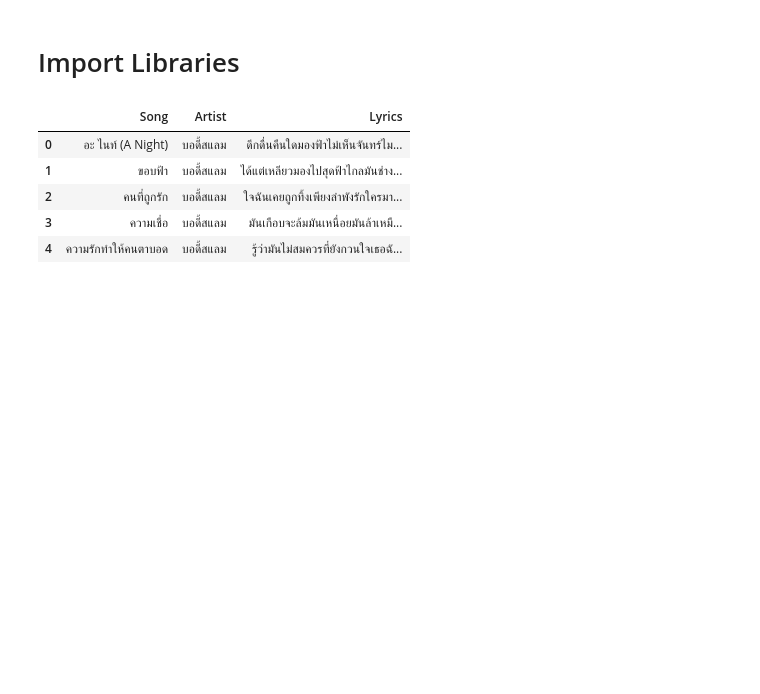
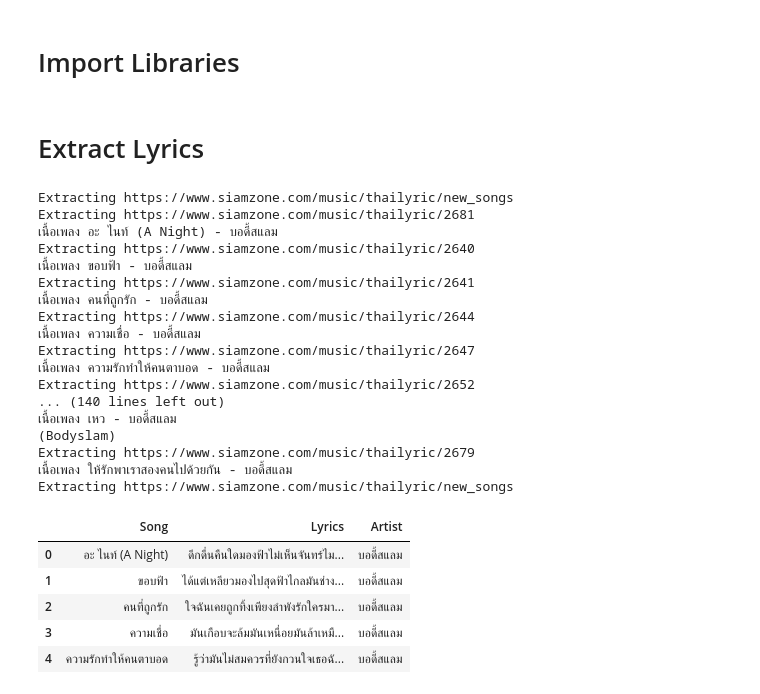
Before and after one commit to porworaeng/Thai_song_lyrics_analysis, a Jupyter notebook: lyrics_analysis.ipynb, the cells around one changed output. Drawn from its saved outputs; the diff is of its cells as text; code cells hidden in the pictures; blank space fills up the shorter version.

Commit message:
lyrics extract bug fixed & add notebook outlines

```diff
--- a/lyrics_analysis.ipynb
+++ b/lyrics_analysis.ipynb
@@ -6,12 +13,29 @@ import lyrics_extractor
+# %% [markdown]
+# Extract Lyrics
 # %%
-artist_name = "บอดี้สแลม"
-
-df_bodyslam = lyrics_extractor.get_song_df(artist_name)
+df_bodyslam = lyrics_extractor.get_song_df("บอดี้สแลม")
 df_bodyslam.head()
 # %% [output]
+Extracting https://www.siamzone.com/music/thailyric/new_songs
+Extracting https://www.siamzone.com/music/thailyric/2681
+เนื้อเพลง อะ ไนท์ (A Night) - บอดี้สแลม
+Extracting https://www.siamzone.com/music/thailyric/2640
+เนื้อเพลง ขอบฟ้า - บอดี้สแลม
+Extracting https://www.siamzone.com/music/thailyric/2641
+เนื้อเพลง คนที่ถูกรัก - บอดี้สแลม
+Extracting https://www.siamzone.com/music/thailyric/2644
+เนื้อเพลง ความเชื่อ - บอดี้สแลม
+Extracting https://www.siamzone.com/music/thailyric/2647
+เนื้อเพลง ความรักทำให้คนตาบอด - บอดี้สแลม
+Extracting https://www.siamzone.com/music/thailyric/2652
+... (140 lines left out)
+เนื้อเพลง เหว - บอดี้สแลม                                                                       (Bodyslam)
+Extracting https://www.siamzone.com/music/thailyric/2679
+เนื้อเพลง ให้รักพาเราสองคนไปด้วยกัน - บอดี้สแลม
+Extracting https://www.siamzone.com/music/thailyric/new_songs
-|  | Song | Artist | Lyrics |
-| 0 | อะ ไนท์ (A Night) | บอดี้สแลม | ดึกดื่นคืนใดมองฟ้าไม่เห็นจันทร์ไม... |
-| 1 | ขอบฟ้า | บอดี้สแลม | ได้แต่เหลียวมองไปสุดฟ้าไกลมันช่าง... |
-| 2 | คนที่ถูกรัก | บอดี้สแลม | ใจฉันเคยถูกทิ้งเพียงลำพังรักใครมา... |
-| 3 | ความเชื่อ | บอดี้สแลม | มันเกือบจะล้มมันเหนื่อยมันล้าเหมื... |
-| 4 | ความรักทำให้คนตาบอด | บอดี้สแลม | รู้ว่ามันไม่สมควรที่ยังกวนใจเธอฉั... |
+|  | Song | Lyrics | Artist |
+| 0 | อะ ไนท์ (A Night) | ดึกดื่นคืนใดมองฟ้าไม่เห็นจันทร์ไม... | บอดี้สแลม |
+| 1 | ขอบฟ้า | ได้แต่เหลียวมองไปสุดฟ้าไกลมันช่าง... | บอดี้สแลม |
+| 2 | คนที่ถูกรัก | ใจฉันเคยถูกทิ้งเพียงลำพังรักใครมา... | บอดี้สแลม |
+| 3 | ความเชื่อ | มันเกือบจะล้มมันเหนื่อยมันล้าเหมื... | บอดี้สแลม |
+| 4 | ความรักทำให้คนตาบอด | รู้ว่ามันไม่สมควรที่ยังกวนใจเธอฉั... | บอดี้สแลม |
```
Also changed, not shown: parts of 25 cells of this notebook, 5 other files.
